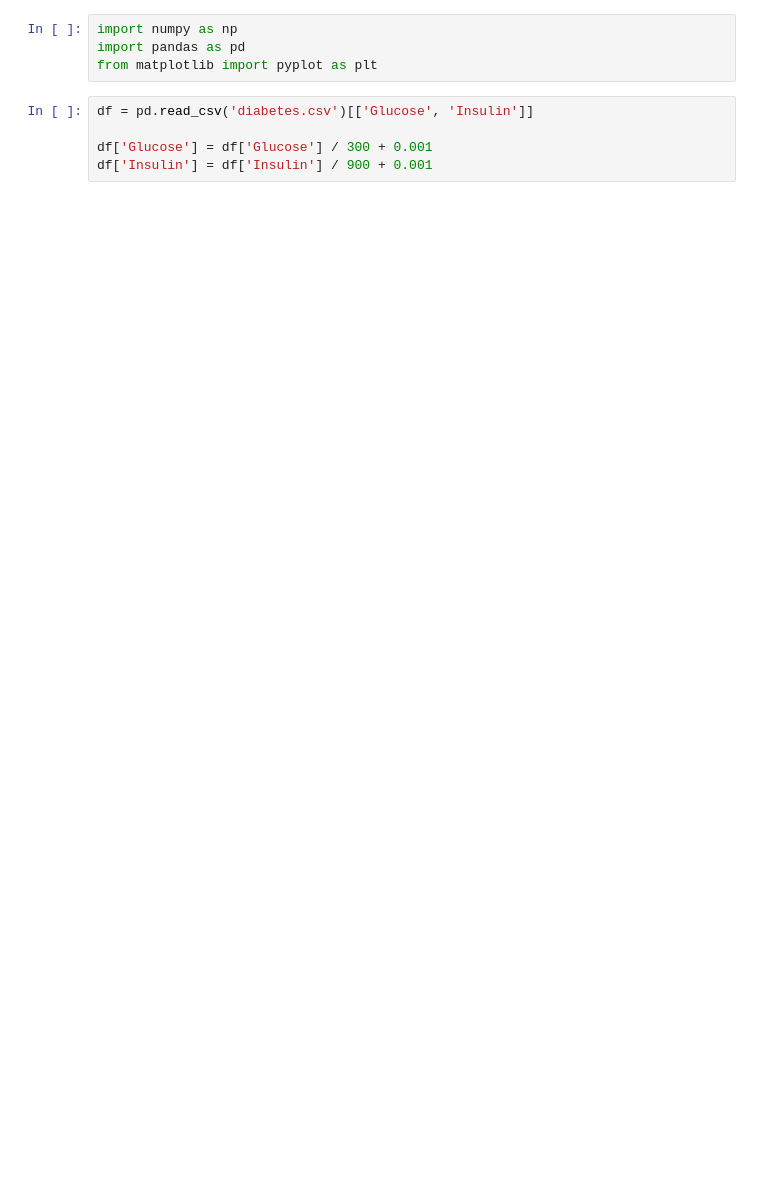
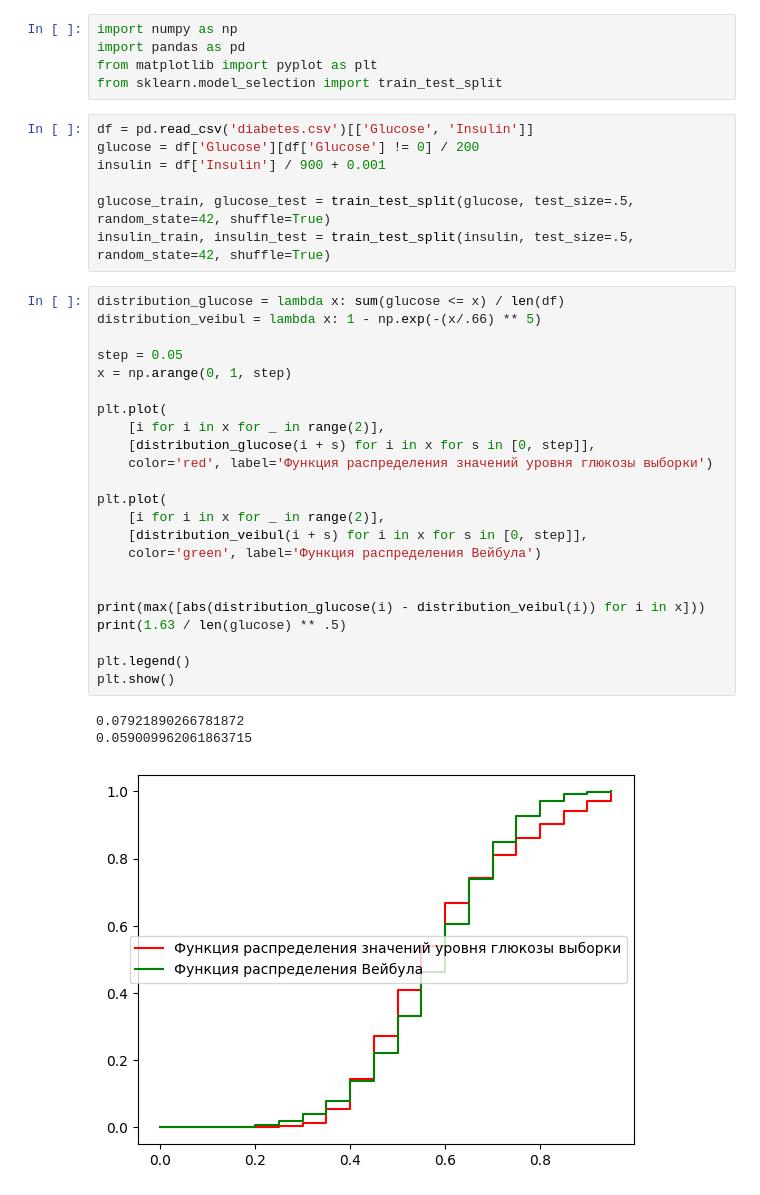
Before and after one commit to AngelicHedgehog/BMSTU-Modeling, a Jupyter notebook: hw2/hw2.ipynb, the cells around one changed output. Cells and saved outputs as stored; diff of their text form; blank space fills up the shorter version.

```diff
--- a/hw2/hw2.ipynb
+++ b/hw2/hw2.ipynb
@@ -2,8 +2,38 @@
 import numpy as np
 import pandas as pd
 from matplotlib import pyplot as plt
+from sklearn.model_selection import train_test_split
 # %%
 df = pd.read_csv('diabetes.csv')[['Glucose', 'Insulin']]
+glucose = df['Glucose'][df['Glucose'] != 0] / 200
+insulin = df['Insulin'] / 900 + 0.001
 
-df['Glucose'] = df['Glucose'] / 300 + 0.001
-df['Insulin'] = df['Insulin'] / 900 + 0.001
+glucose_train, glucose_test = train_test_split(glucose, test_size=.5, random_state=42, shuffle=True)
+insulin_train, insulin_test = train_test_split(insulin, test_size=.5, random_state=42, shuffle=True)
+# %%
+distribution_glucose = lambda x: sum(glucose <= x) / len(df)
+distribution_veibul = lambda x: 1 - np.exp(-(x/.66) ** 5)
+
+step = 0.05
+x = np.arange(0, 1, step)
+
+plt.plot(
+    [i for i in x for _ in range(2)],
+    [distribution_glucose(i + s) for i in x for s in [0, step]],
+    color='red', label='Функция распределения значений уровня глюкозы выборки')
+
+plt.plot(
+    [i for i in x for _ in range(2)],
+    [distribution_veibul(i + s) for i in x for s in [0, step]],
+    color='green', label='Функция распределения Вейбула')
+
+
+print(max([abs(distribution_glucose(i) - distribution_veibul(i)) for i in x]))
+print(1.63 / len(glucose) ** .5)
+
+plt.legend()
+plt.show()
+# %% [output]
+0.07921890266781872
+0.059009962061863715
+[figure, added]
```
Also changed, not shown: parts of 7 cells of this notebook.
